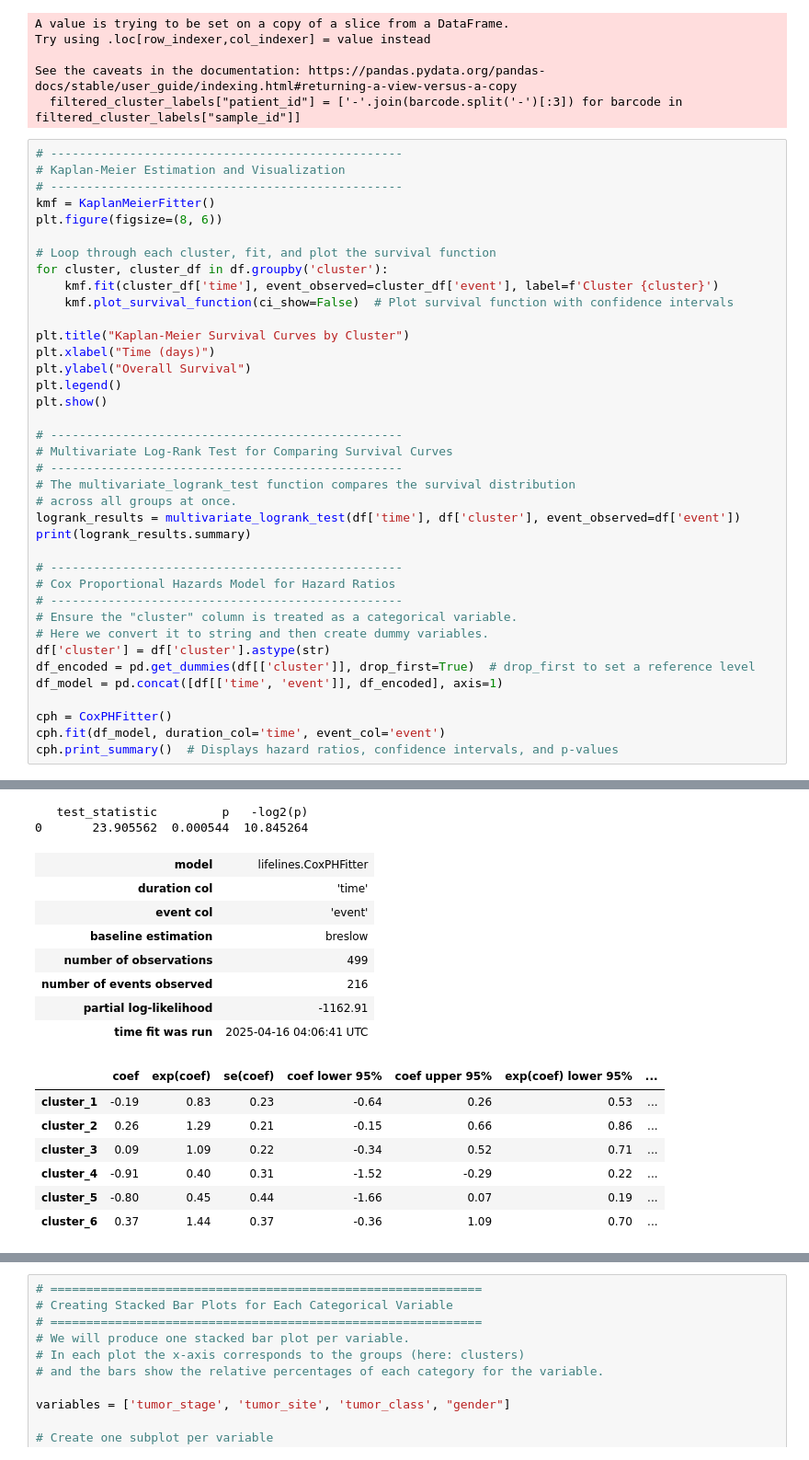
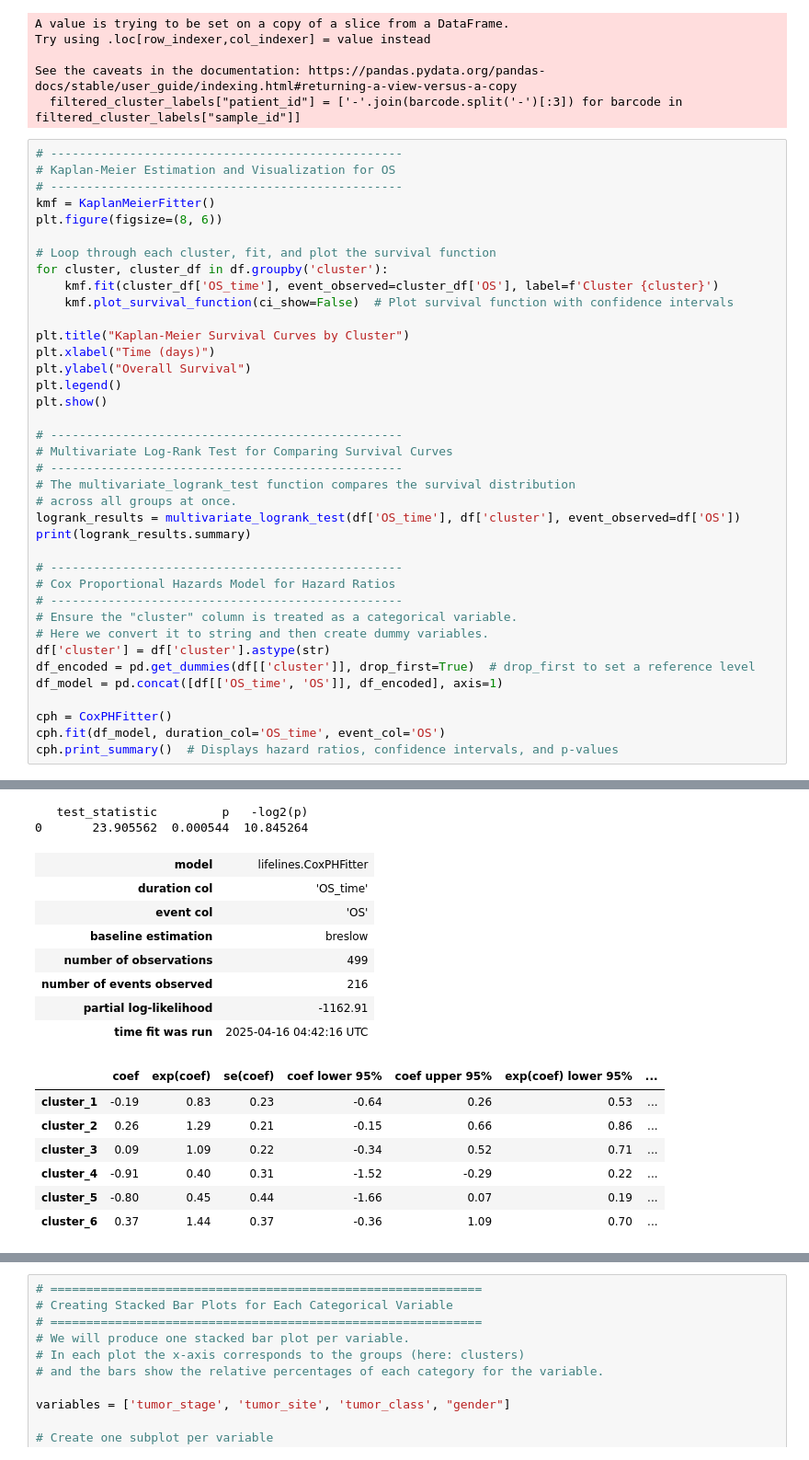
Before and after one commit to Harrison-Q-Ma/BNFO285_Projects, a Jupyter notebook: project_1/Wenshu/qualitative_assessments.ipynb, the cells around one changed output, grey strips where cells are left out. Shown: that part at 92% size. Cells and saved outputs as stored; diff of their text form.

Commit message:
updated cluster annotation analyses

```diff
--- a/project_1/Wenshu/qualitative_assessments.ipynb
+++ b/project_1/Wenshu/qualitative_assessments.ipynb
@@ -31,54 +31,54 @@ See the caveats in the documentation: https://pandas.pydata.org/pandas-docs/stab
   filtered_cluster_labels["patient_id"] = ['-'.join(barcode.split('-')[:3]) for barcode in filtered_cluster_labels["sample_id"]]
 # %%
 # -------------------------------------------------
-# Kaplan-Meier Estimation and Visualization
+# Kaplan-Meier Estimation and Visualization for OS
 # -------------------------------------------------
 kmf = KaplanMeierFitter()
 plt.figure(figsize=(8, 6))
 
 # Loop through each cluster, fit, and plot the survival function
 for cluster, cluster_df in df.groupby('cluster'):
-    kmf.fit(cluster_df['time'], event_observed=cluster_df['event'], label=f'Cluster {cluster}')
+    kmf.fit(cluster_df['OS_time'], event_observed=cluster_df['OS'], label=f'Cluster {cluster}')
     kmf.plot_survival_function(ci_show=False)  # Plot survival function with confidence intervals
 
 plt.title("Kaplan-Meier Survival Curves by Cluster")
 plt.xlabel("Time (days)")
 plt.ylabel("Overall Survival")
 plt.legend()
 plt.show()
 
 # -------------------------------------------------
 # Multivariate Log-Rank Test for Comparing Survival Curves
 # -------------------------------------------------
 # The multivariate_logrank_test function compares the survival distribution
 # across all groups at once.
-logrank_results = multivariate_logrank_test(df['time'], df['cluster'], event_observed=df['event'])
+logrank_results = multivariate_logrank_test(df['OS_time'], df['cluster'], event_observed=df['OS'])
 print(logrank_results.summary)
 
 # -------------------------------------------------
 # Cox Proportional Hazards Model for Hazard Ratios
 # -------------------------------------------------
 # Ensure the "cluster" column is treated as a categorical variable.
 # Here we convert it to string and then create dummy variables.
 df['cluster'] = df['cluster'].astype(str)
 df_encoded = pd.get_dummies(df[['cluster']], drop_first=True)  # drop_first to set a reference level
-df_model = pd.concat([df[['time', 'event']], df_encoded], axis=1)
+df_model = pd.concat([df[['OS_time', 'OS']], df_encoded], axis=1)
 
 cph = CoxPHFitter()
-cph.fit(df_model, duration_col='time', event_col='event')
+cph.fit(df_model, duration_col='OS_time', event_col='OS')
 cph.print_summary()  # Displays hazard ratios, confidence intervals, and p-values
 # %% [output]
 [figure]
    test_statistic         p   -log2(p)
 0       23.905562  0.000544  10.845264
 | model | lifelines.CoxPHFitter |
-| duration col | 'time' |
-| event col | 'event' |
+| duration col | 'OS_time' |
+| event col | 'OS' |
 | baseline estimation | breslow |
 | number of observations | 499 |
 | number of events observed | 216 |
 | partial log-likelihood | -1162.91 |
-| time fit was run | 2025-04-16 04:06:41 UTC |
+| time fit was run | 2025-04-16 04:42:16 UTC |
 |  | coef | exp(coef) | se(coef) | coef lower 95% | coef upper 95% | exp(coef) lower 95% | ... |
 | cluster_1 | -0.19 | 0.83 | 0.23 | -0.64 | 0.26 | 0.53 | ... |
 | cluster_2 | 0.26 | 1.29 | 0.21 | -0.15 | 0.66 | 0.86 | ... |
```
Also changed, not shown: parts of 2 cells of this notebook, 2 other files.
